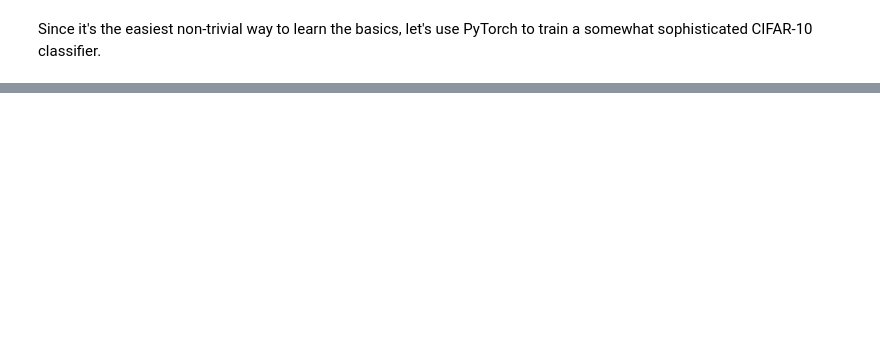
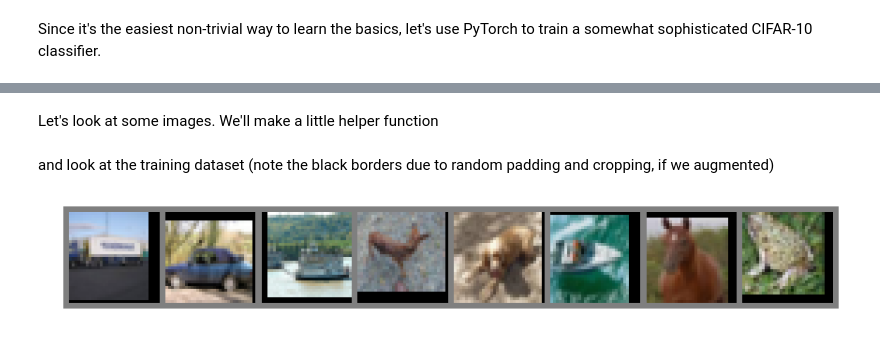
Before and after one commit to smeenehan/PyTorchProjects, a Jupyter notebook: CIFAR/CIFAR10.ipynb, the cells around one changed output, grey strips where cells are left out. Cells and saved outputs as stored; diff of their text form; code cells hidden in the pictures; blank space fills up the shorter version.

Commit message:
Basic data loading and train/eval loop

```diff
--- a/CIFAR/CIFAR10.ipynb
+++ b/CIFAR/CIFAR10.ipynb
@@ -45,0 +21,15 @@ tensor([[-0.3138,  0.0559, -0.0105,  0.0121,  0.1107, -0.0349,  0.0974,
+# %%
+augment_data = True
+mean, std = (0.5, 0.5, 0.5), (0.5, 0.5, 0.5)
+base_transforms = [transforms.ToTensor(), transforms.Normalize(mean, std)]
+aug_transforms = [transforms.RandomHorizontalFlip(p=0.5),
+                  transforms.RandomCrop(32, padding=4)]
+test_transform = transforms.Compose(base_transforms)
+if augment_data:
+    train_transform = transforms.Compose(aug_transforms+base_transforms)
+else:
+    train_transform = test_transform
+# %%
+classes = ('plane', 'car', 'bird', 'cat', 'deer', 'dog', 'frog', 'horse', 'ship', 'truck')
+train_data = torchvision.datasets.CIFAR10('./data', download=True, transform=train_transform)
+test_data = torchvision.datasets.CIFAR10('./data', train=False, download=True, transform=test_transform)
@@ -45,0 +67,18 @@ tensor([[-0.3138,  0.0559, -0.0105,  0.0121,  0.1107, -0.0349,  0.0974,
+# %% [markdown]
+Let's look at some images. We'll make a little helper function
+# %%
+def imshow(img):
+    img = img/2+0.5
+    np_img = img.numpy()
+    plt.figure(figsize=(16,2))
+    plt.imshow(np.transpose(np_img, (1, 2, 0)))
+    plt.axis('off')
+# %% [markdown]
+and look at the training dataset (note the black borders due to random padding and cropping, if we augmented)
+# %%
+train_samples = torch.utils.data.DataLoader(train_data, batch_size=8, shuffle=True)
+data_iter = iter(train_samples)
+images, _ = data_iter.next()
+imshow(torchvision.utils.make_grid(images))
+# %% [output]
+[figure, added]
```
Also changed, not shown: parts of 21 cells of this notebook, 1 other file.
